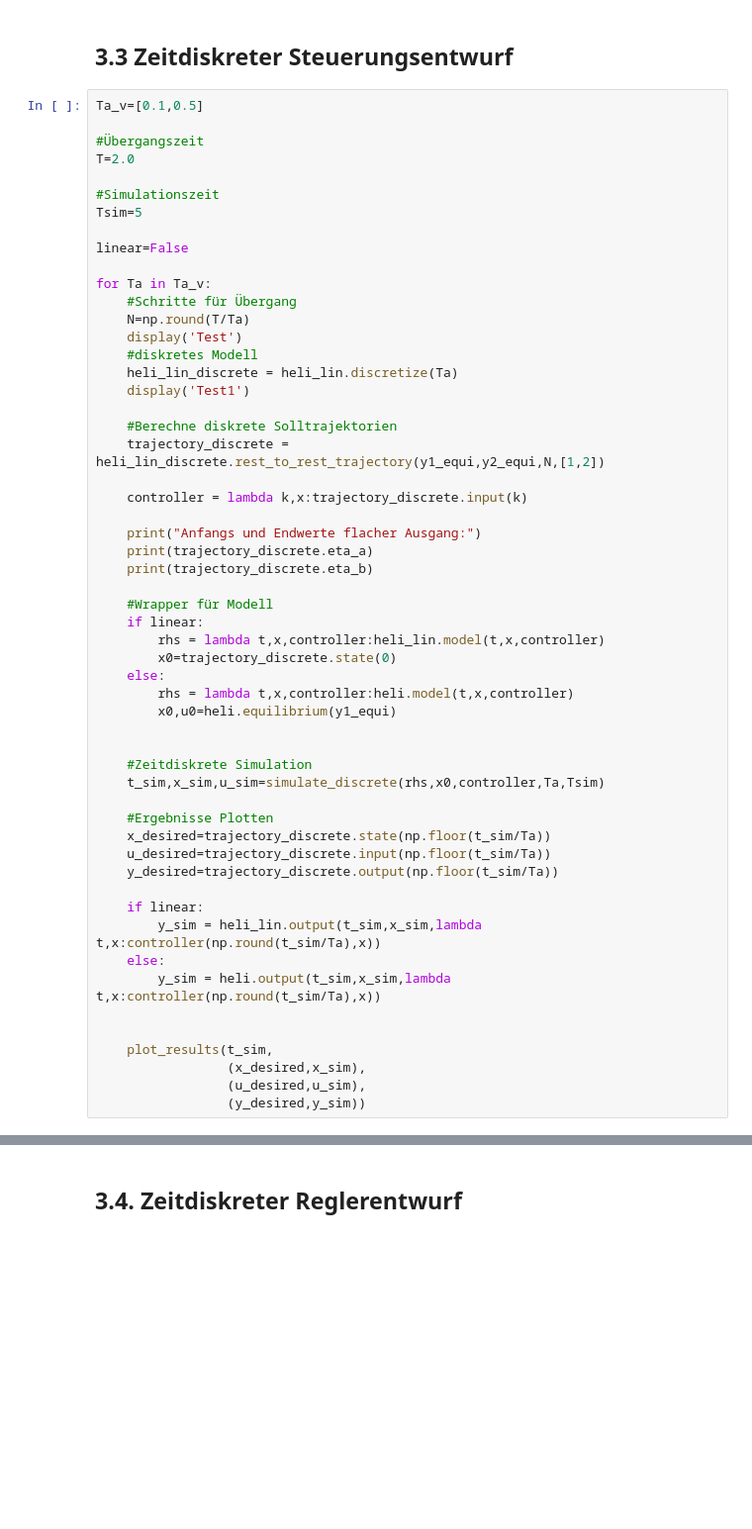
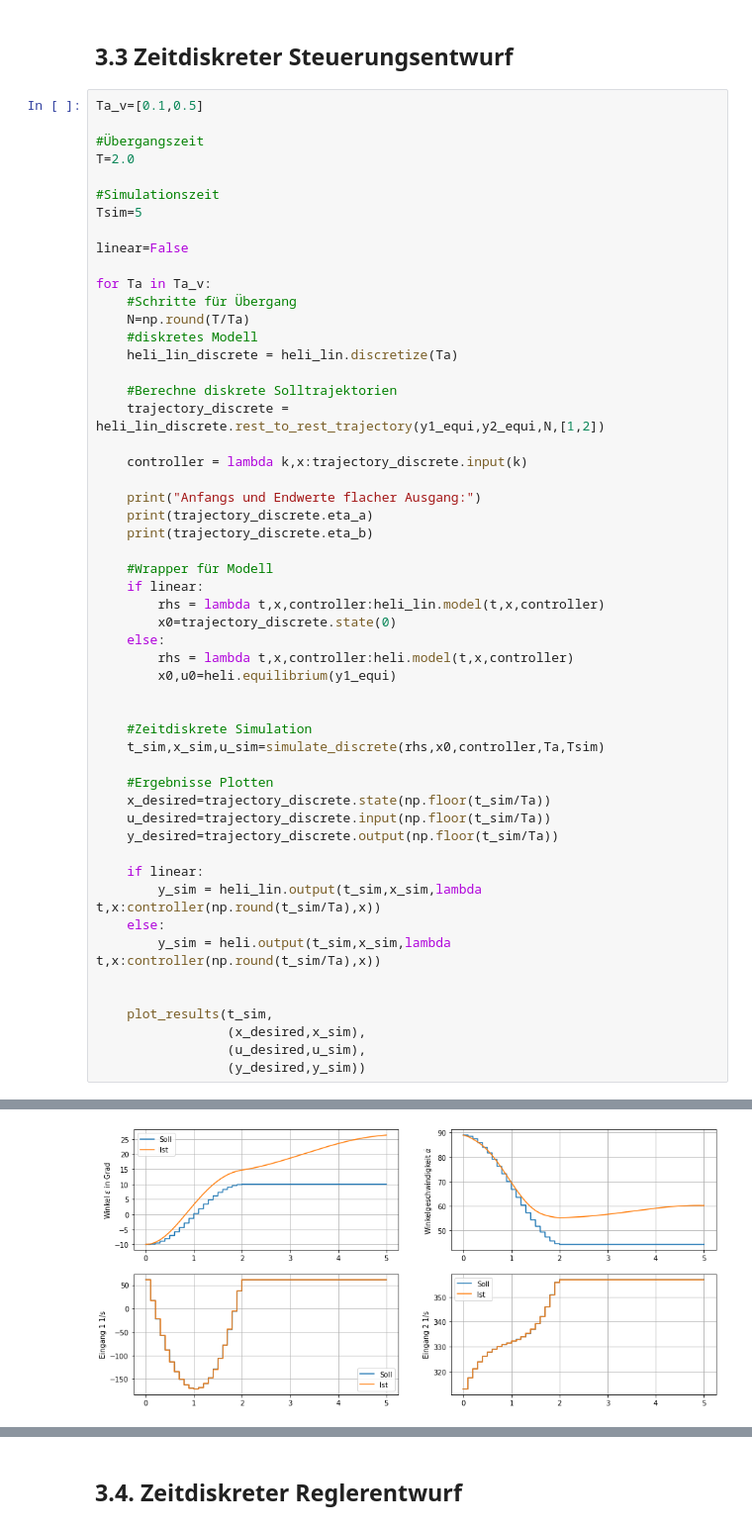
Before and after one commit to maxmichler/regelungstechnikprojekt, a Jupyter notebook: helirack.ipynb, the cells around one changed output, grey strips where cells are left out. Shown: that part at 99% size. Drawn from its saved outputs; the diff is of its cells as text; blank space fills up the shorter version.

```diff
--- a/helirack.ipynb
+++ b/helirack.ipynb
@@ -638,10 +651,8 @@ linear=False
 for Ta in Ta_v:
     #Schritte für Übergang
     N=np.round(T/Ta)
-    display('Test')
     #diskretes Modell
     heli_lin_discrete = heli_lin.discretize(Ta)
-    display('Test1')
 
     #Berechne diskrete Solltrajektorien
     trajectory_discrete = heli_lin_discrete.rest_to_rest_trajectory(y1_equi,y2_equi,N,[1,2])
@@ -701,0 +720 @@ array([[ 0.        ,  0.        ],
+[figure, added]
```
Also changed, not shown: parts of 14 cells of this notebook.
